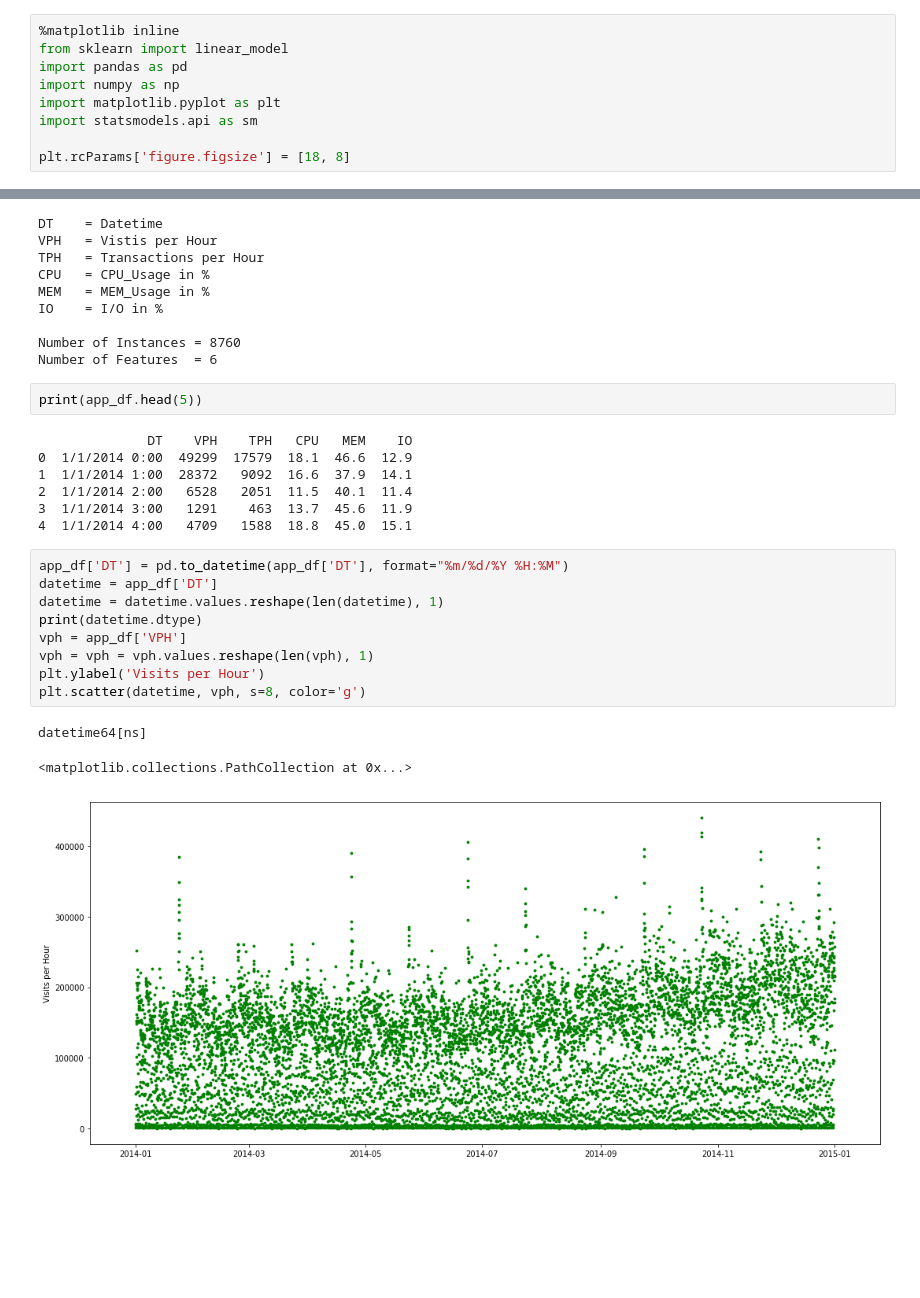
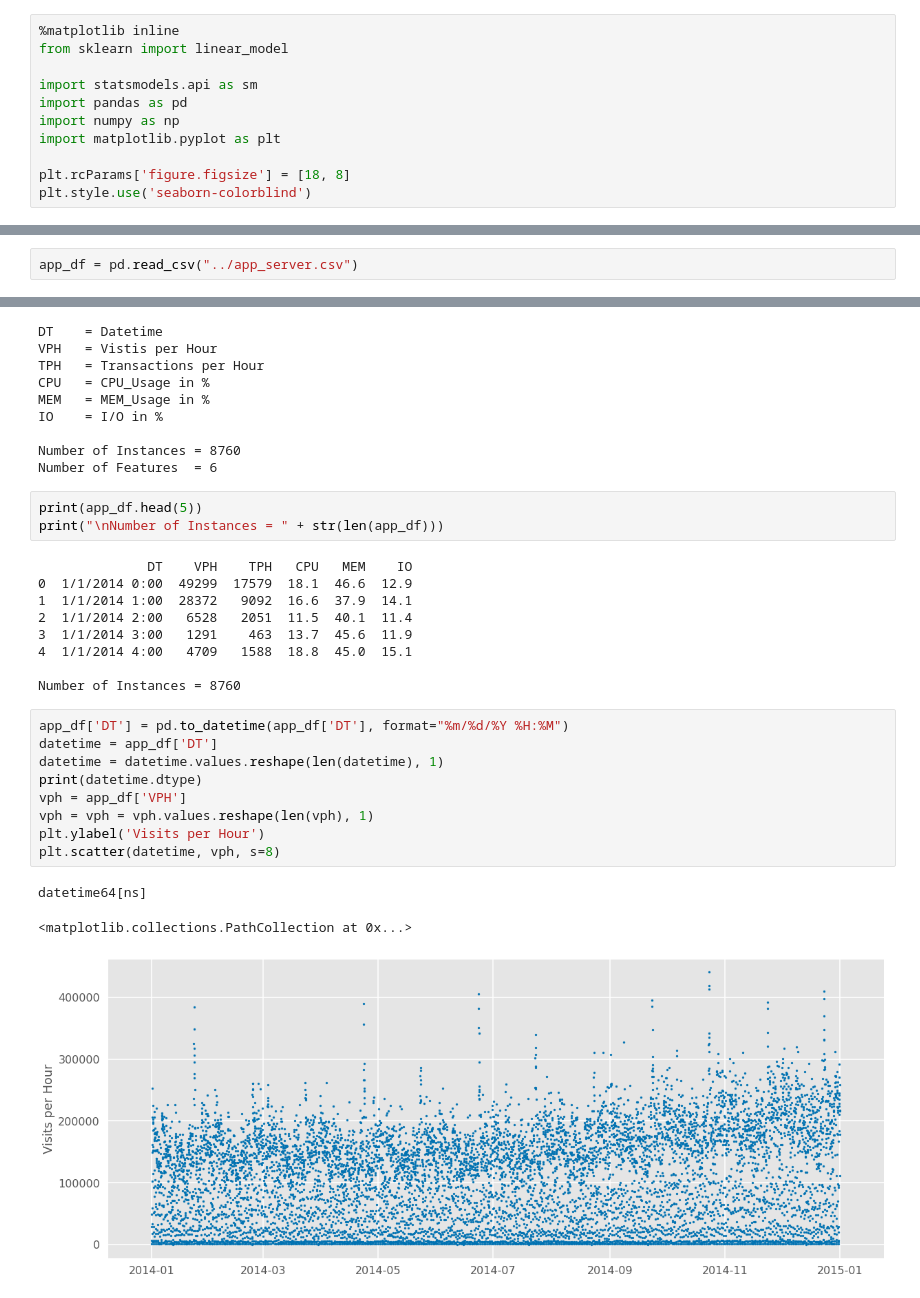
Before and after one commit to nerdiejack/capacity_management, a Jupyter notebook: notebooks/Appserver.ipynb, the cells around one changed output, grey strips where cells are left out. Cells and saved outputs as stored; diff of their text form; blank space fills up the shorter version.

```diff
--- a/notebooks/Appserver.ipynb
+++ b/notebooks/Appserver.ipynb
@@ -1,12 +1,14 @@
 # %%
 %matplotlib inline
 from sklearn import linear_model
+
+import statsmodels.api as sm
 import pandas as pd
 import numpy as np
 import matplotlib.pyplot as plt
-import statsmodels.api as sm
 
 plt.rcParams['figure.figsize'] = [18, 8]
+plt.style.use('seaborn-colorblind')
 # %% [markdown]
 The following will read the Application Server data and put in a Pandas dataframe.
 Afterwards the data desciption file is opened and printed to the screen. This file is quite basic. A more detailed one can be found here: https://archive.ics.uci.edu/ml/machine-learning-databases/breast-cancer-wisconsin/wdbc.names.
@@ -15,3 +15,5 @@ Return the month names of the DateTimeIndex with specified locale.app_df = pd.re
+# %%
+app_df = pd.read_csv("../app_server.csv")
 # %%
 f = open('../APP_README', 'r')
 file_content = f.read()
@@ -29,6 +31,7 @@ Number of Instances = 8760
 Number of Features  = 6
 # %%
 print(app_df.head(5))
+print("\nNumber of Instances = " + str(len(app_df)))
 # %% [output]
               DT    VPH    TPH   CPU   MEM    IO
 0  1/1/2014 0:00  49299  17579  18.1  46.6  12.9
@@ -36,19 +39,21 @@ print(app_df.head(5))
 2  1/1/2014 2:00   6528   2051  11.5  40.1  11.4
 3  1/1/2014 3:00   1291    463  13.7  45.6  11.9
 4  1/1/2014 4:00   4709   1588  18.8  45.0  15.1
+
+Number of Instances = 8760
 # %%
 app_df['DT'] = pd.to_datetime(app_df['DT'], format="%m/%d/%Y %H:%M")
 datetime = app_df['DT']
 datetime = datetime.values.reshape(len(datetime), 1)
 print(datetime.dtype)
 vph = app_df['VPH']
 vph = vph = vph.values.reshape(len(vph), 1)
 plt.ylabel('Visits per Hour')
-plt.scatter(datetime, vph, s=8, color='g')
+plt.scatter(datetime, vph, s=8)
 # %% [output]
 datetime64[ns]
 <matplotlib.collections.PathCollection at 0x...>
-[figure, old version]
+[figure, new version]
 # %%
 app_df['day_of_week'] = app_df['DT'].dt.day_name()
 app_df['month_of_year'] = app_df['DT'].dt.month_name()
```
Also changed, not shown: parts of 12 cells of this notebook.
